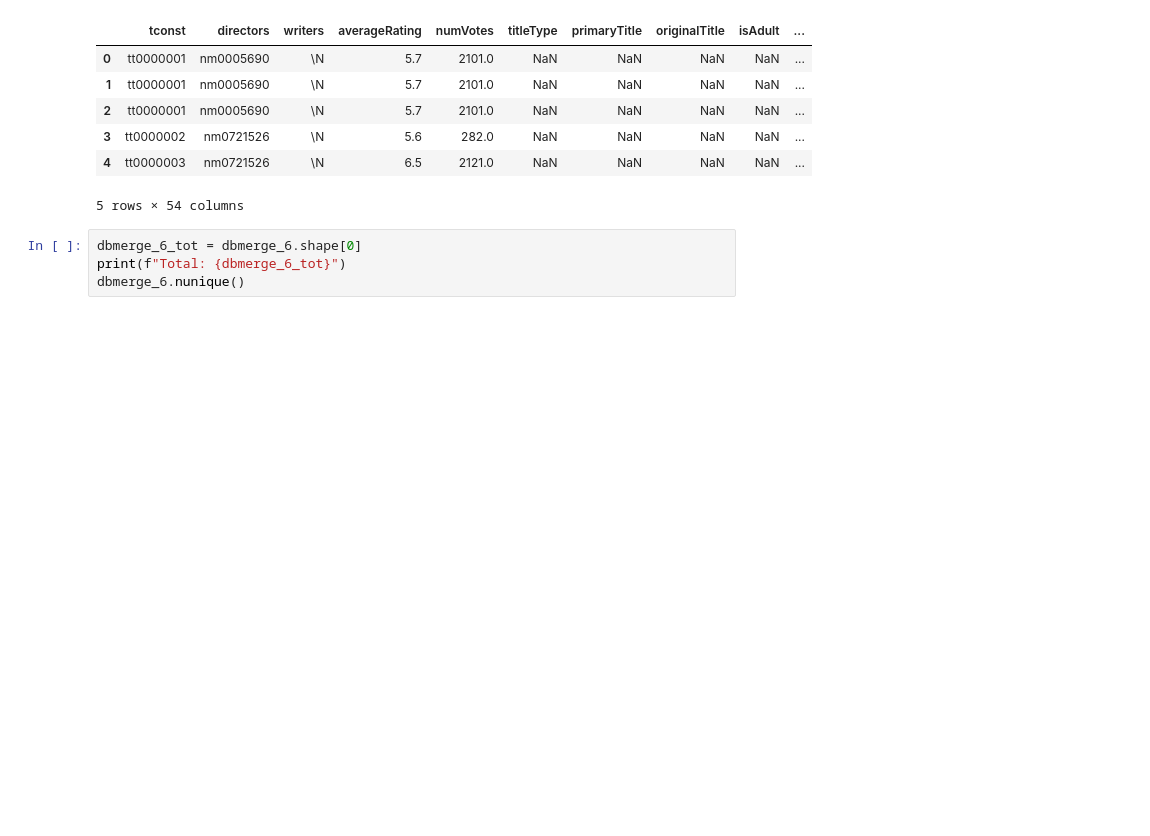
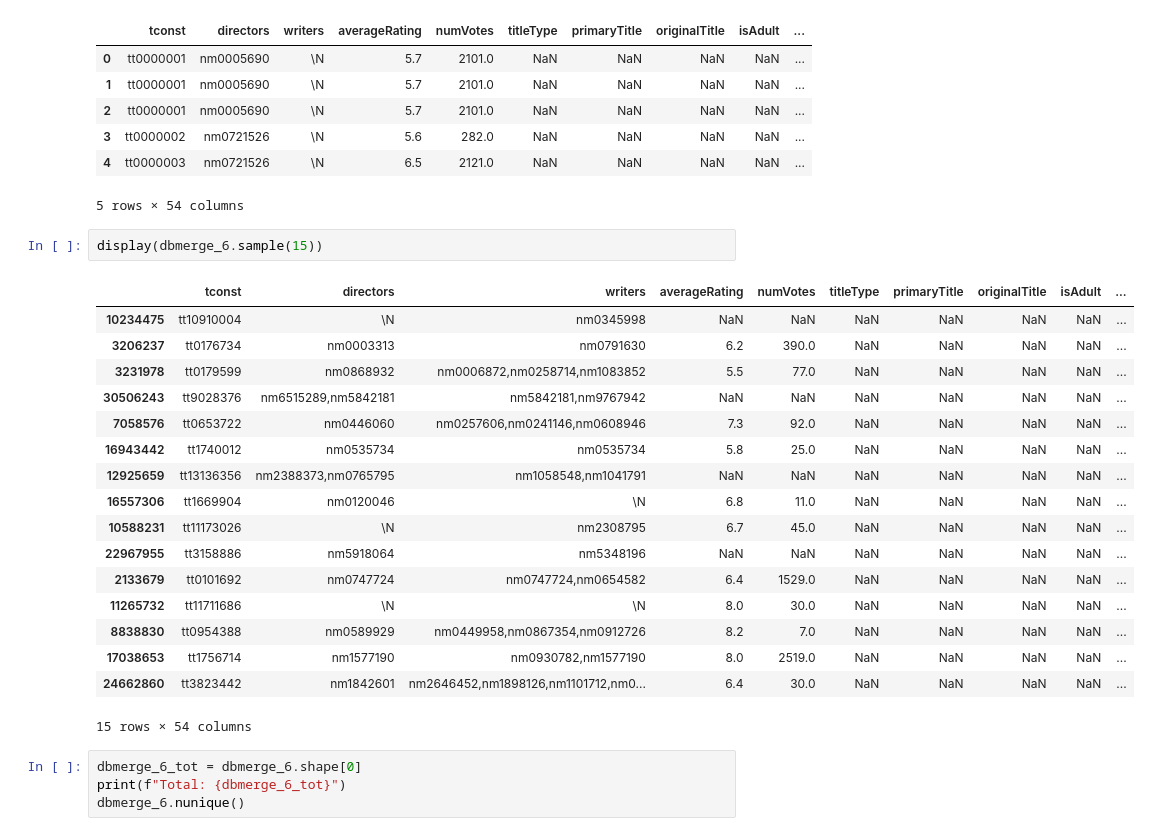
Before and after one commit to jpvt-data/AlgoCinema, a Jupyter notebook: exploration/Fusion_Complète.ipynb, the cells around one changed output. Drawn from its saved outputs; the diff is of its cells as text; blank space fills up the shorter version.

```diff
--- a/exploration/Fusion_Complète.ipynb
+++ b/exploration/Fusion_Complète.ipynb
@@ -290,6 +290,26 @@ display(dbmerge_6.head())
 | 3 | tt0000002 | nm0721526 | \N | 5.6 | 282.0 | NaN | NaN | NaN | NaN | ... |
 | 4 | tt0000003 | nm0721526 | \N | 6.5 | 2121.0 | NaN | NaN | NaN | NaN | ... |
 5 rows × 54 columns
+# %%
+display(dbmerge_6.sample(15))
+# %% [output]
+|  | tconst | directors | writers | averageRating | numVotes | titleType | primaryTitle | originalTitle | isAdult | ... |
+| 10234475 | tt10910004 | \N | nm0345998 | NaN | NaN | NaN | NaN | NaN | NaN | ... |
+| 3206237 | tt0176734 | nm0003313 | nm0791630 | 6.2 | 390.0 | NaN | NaN | NaN | NaN | ... |
+| 3231978 | tt0179599 | nm0868932 | nm0006872,nm0258714,nm1083852 | 5.5 | 77.0 | NaN | NaN | NaN | NaN | ... |
+| 30506243 | tt9028376 | nm6515289,nm5842181 | nm5842181,nm9767942 | NaN | NaN | NaN | NaN | NaN | NaN | ... |
+| 7058576 | tt0653722 | nm0446060 | nm0257606,nm0241146,nm0608946 | 7.3 | 92.0 | NaN | NaN | NaN | NaN | ... |
+| 16943442 | tt1740012 | nm0535734 | nm0535734 | 5.8 | 25.0 | NaN | NaN | NaN | NaN | ... |
+| 12925659 | tt13136356 | nm2388373,nm0765795 | nm1058548,nm1041791 | NaN | NaN | NaN | NaN | NaN | NaN | ... |
+| 16557306 | tt1669904 | nm0120046 | \N | 6.8 | 11.0 | NaN | NaN | NaN | NaN | ... |
+| 10588231 | tt11173026 | \N | nm2308795 | 6.7 | 45.0 | NaN | NaN | NaN | NaN | ... |
+| 22967955 | tt3158886 | nm5918064 | nm5348196 | NaN | NaN | NaN | NaN | NaN | NaN | ... |
+| 2133679 | tt0101692 | nm0747724 | nm0747724,nm0654582 | 6.4 | 1529.0 | NaN | NaN | NaN | NaN | ... |
+| 11265732 | tt11711686 | \N | \N | 8.0 | 30.0 | NaN | NaN | NaN | NaN | ... |
+| 8838830 | tt0954388 | nm0589929 | nm0449958,nm0867354,nm0912726 | 8.2 | 7.0 | NaN | NaN | NaN | NaN | ... |
+| 17038653 | tt1756714 | nm1577190 | nm0930782,nm1577190 | 8.0 | 2519.0 | NaN | NaN | NaN | NaN | ... |
+| 24662860 | tt3823442 | nm1842601 | nm2646452,nm1898126,nm1101712,nm0... | 6.4 | 30.0 | NaN | NaN | NaN | NaN | ... |
+15 rows × 54 columns
 # %%
 dbmerge_6_tot = dbmerge_6.shape[0]
 print(f"Total: {dbmerge_6_tot}")
```
Also changed, not shown: parts of 3 cells of this notebook.
